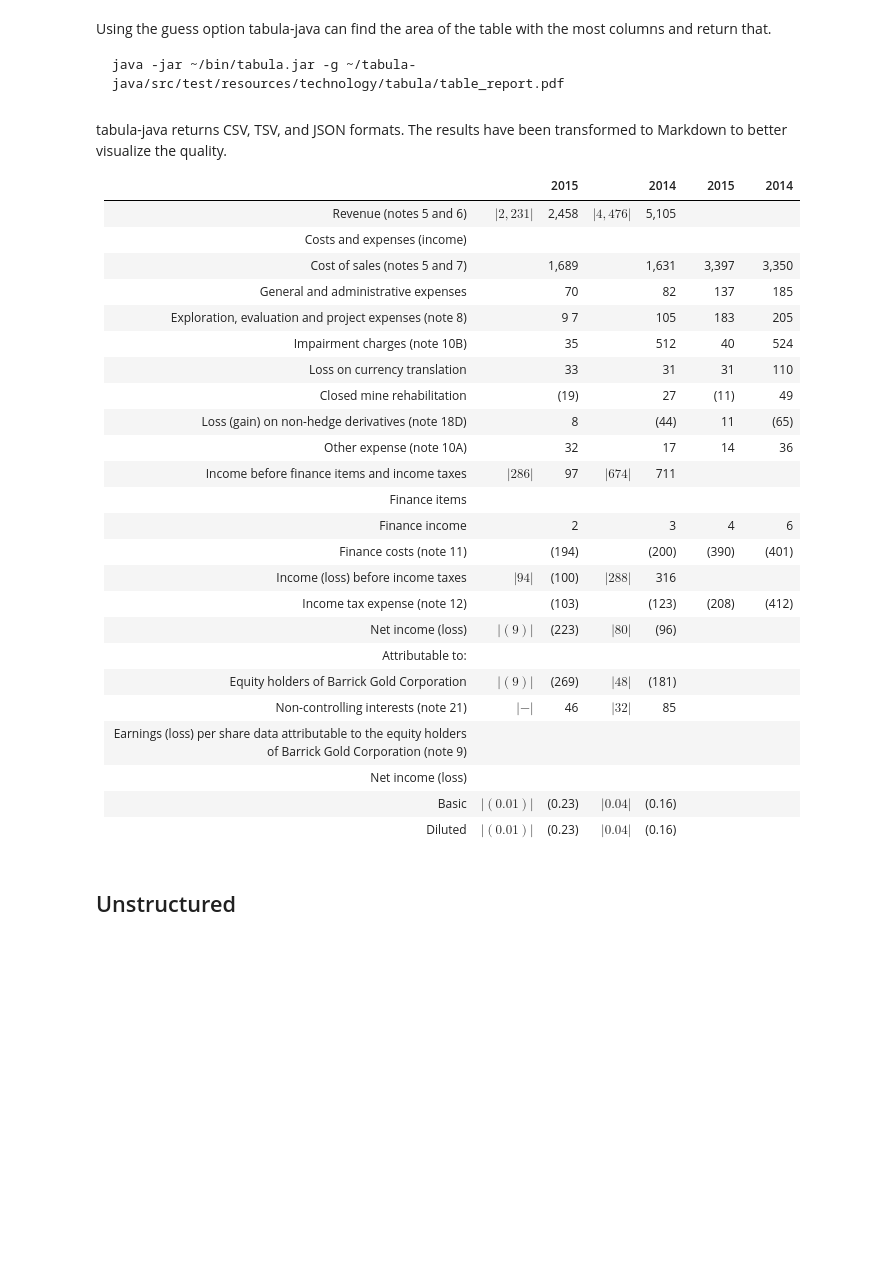
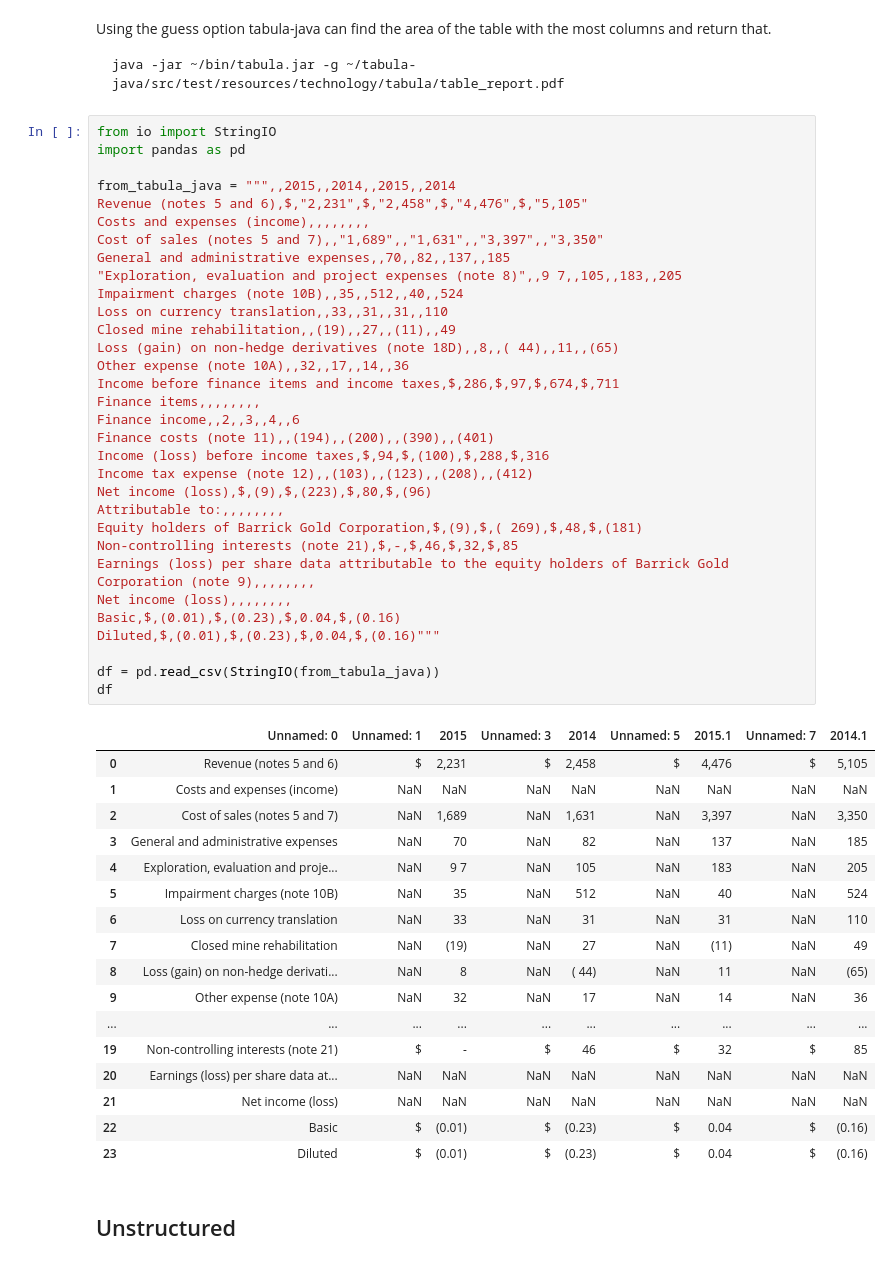
Before and after one commit to JamesSullivan/pdfparser_comparison, a Jupyter notebook: test.ipynb, the cells around one changed output. Saved outputs shown, nothing was run; the diff lists cells and outputs as text; blank space fills up the shorter version.

Commit message:
used Dataframe for tabula-java display in test.ipynb

````diff
--- a/test.ipynb
+++ b/test.ipynb
@@ -187,35 +187,56 @@ Using the guess option tabula-java can find the area of the table with the most
 ```bash
 java -jar ~/bin/tabula.jar -g ~/tabula-java/src/test/resources/technology/tabula/table_report.pdf
 ```
-# %% [markdown]
-tabula-java returns CSV, TSV, and JSON formats. The results have been transformed to Markdown to better visualize the quality.
-
-|                           |        | 2015     |        | 2014     |        | 2015     |        | 2014     |
-|---------------------------|--------|----------|--------|----------|--------|----------|--------|----------|
-| Revenue (notes 5 and 6)    | $      | 2,231    | $      | 2,458    | $      | 4,476    | $      | 5,105    |
-| Costs and expenses (income)|        |          |        |          |        |          |        |          |
-| Cost of sales (notes 5 and 7)|      | 1,689    |        | 1,631    |        | 3,397    |        | 3,350    |
-| General and administrative expenses| | 70      |        | 82       |        | 137      |        | 185      |
-| Exploration, evaluation and project expenses (note 8)| | 9 7      |        | 105      |        | 183      |        | 205      |
-| Impairment charges (note 10B)|     | 35       |        | 512      |        | 40       |        | 524      |
-| Loss on currency translation|      | 33       |        | 31       |        | 31       |        | 110      |
-| Closed mine rehabilitation  |        | (19)     |        | 27       |        | (11)     |        | 49       |
-| Loss (gain) on non-hedge derivatives (note 18D)| | 8  |        | (44)     |        | 11       |        | (65)     |
-| Other expense (note 10A)    |        | 32       |        | 17       |        | 14       |        | 36       |
-| Income before finance items and income taxes| $ | 286    | $      | 97       | $      | 674      | $      | 711      |
-| Finance items              |        |          |        |          |        |          |        |          |
-| Finance income             |        | 2        |        | 3        |        | 4        |        | 6        |
-| Finance costs (note 11)    |        | (194)    |        | (200)    |        | (390)    |        | (401)    |
-| Income (loss) before income taxes| $ | 94       | $      | (100)    | $      | 288      | $      | 316      |
-| Income tax expense (note 12)|        | (103)    |        | (123)    |        | (208)    |        | (412)    |
-| Net income (loss)          | $      | (9)      | $      | (223)    | $      | 80       | $      | (96)     |
-| Attributable to:           |        |          |        |          |        |          |        |          |
-| Equity holders of Barrick Gold Corporation| $ | (9) | $ | (269)    | $      | 48       | $      | (181)    |
-| Non-controlling interests (note 21)| $ | - | $ | 46      | $      | 32       | $      | 85       |
-| Earnings (loss) per share data attributable to the equity holders of Barrick Gold Corporation (note 9)| | | | | | |
-| Net income (loss)          |        |          |        |          |        |          |        |          |
-| Basic                      | $      | (0.01)   | $      | (0.23)   | $      | 0.04     | $      | (0.16)   |
-| Diluted                    | $      | (0.01)   | $      | (0.23)   | $      | 0.04     | $      | (0.16)   |
+# %%
+from io import StringIO
+import pandas as pd
+
+from_tabula_java = """,,2015,,2014,,2015,,2014
+Revenue (notes 5 and 6),$,"2,231",$,"2,458",$,"4,476",$,"5,105"
+Costs and expenses (income),,,,,,,,
+Cost of sales (notes 5 and 7),,"1,689",,"1,631",,"3,397",,"3,350"
+General and administrative expenses,,70,,82,,137,,185
+"Exploration, evaluation and project expenses (note 8)",,9 7,,105,,183,,205
+Impairment charges (note 10B),,35,,512,,40,,524
+Loss on currency translation,,33,,31,,31,,110
+Closed mine rehabilitation,,(19),,27,,(11),,49
+Loss (gain) on non-hedge derivatives (note 18D),,8,,( 44),,11,,(65)
+Other expense (note 10A),,32,,17,,14,,36
+Income before finance items and income taxes,$,286,$,97,$,674,$,711
+Finance items,,,,,,,,
+Finance income,,2,,3,,4,,6
+Finance costs (note 11),,(194),,(200),,(390),,(401)
+Income (loss) before income taxes,$,94,$,(100),$,288,$,316
+Income tax expense (note 12),,(103),,(123),,(208),,(412)
+Net income (loss),$,(9),$,(223),$,80,$,(96)
+Attributable to:,,,,,,,,
+Equity holders of Barrick Gold Corporation,$,(9),$,( 269),$,48,$,(181)
+Non-controlling interests (note 21),$,-,$,46,$,32,$,85
+Earnings (loss) per share data attributable to the equity holders of Barrick Gold Corporation (note 9),,,,,,,,
+Net income (loss),,,,,,,,
+Basic,$,(0.01),$,(0.23),$,0.04,$,(0.16)
+Diluted,$,(0.01),$,(0.23),$,0.04,$,(0.16)"""
+
+df = pd.read_csv(StringIO(from_tabula_java))
+df
+# %% [output]
+|  | Unnamed: 0 | Unnamed: 1 | 2015 | Unnamed: 3 | 2014 | Unnamed: 5 | 2015.1 | Unnamed: 7 | 2014.1 |
+| 0 | Revenue (notes 5 and 6) | $ | 2,231 | $ | 2,458 | $ | 4,476 | $ | 5,105 |
+| 1 | Costs and expenses (income) | NaN | NaN | NaN | NaN | NaN | NaN | NaN | NaN |
+| 2 | Cost of sales (notes 5 and 7) | NaN | 1,689 | NaN | 1,631 | NaN | 3,397 | NaN | 3,350 |
+| 3 | General and administrative expenses | NaN | 70 | NaN | 82 | NaN | 137 | NaN | 185 |
+| 4 | Exploration, evaluation and proje... | NaN | 9 7 | NaN | 105 | NaN | 183 | NaN | 205 |
+| 5 | Impairment charges (note 10B) | NaN | 35 | NaN | 512 | NaN | 40 | NaN | 524 |
+| 6 | Loss on currency translation | NaN | 33 | NaN | 31 | NaN | 31 | NaN | 110 |
+| 7 | Closed mine rehabilitation | NaN | (19) | NaN | 27 | NaN | (11) | NaN | 49 |
+| 8 | Loss (gain) on non-hedge derivati... | NaN | 8 | NaN | ( 44) | NaN | 11 | NaN | (65) |
+| 9 | Other expense (note 10A) | NaN | 32 | NaN | 17 | NaN | 14 | NaN | 36 |
+| ... | ... | ... | ... | ... | ... | ... | ... | ... | ... |
+| 19 | Non-controlling interests (note 21) | $ | - | $ | 46 | $ | 32 | $ | 85 |
+| 20 | Earnings (loss) per share data at... | NaN | NaN | NaN | NaN | NaN | NaN | NaN | NaN |
+| 21 | Net income (loss) | NaN | NaN | NaN | NaN | NaN | NaN | NaN | NaN |
+| 22 | Basic | $ | (0.01) | $ | (0.23) | $ | 0.04 | $ | (0.16) |
+| 23 | Diluted | $ | (0.01) | $ | (0.23) | $ | 0.04 | $ | (0.16) |
 # %% [markdown]
 ## Unstructured
 # %%
````
